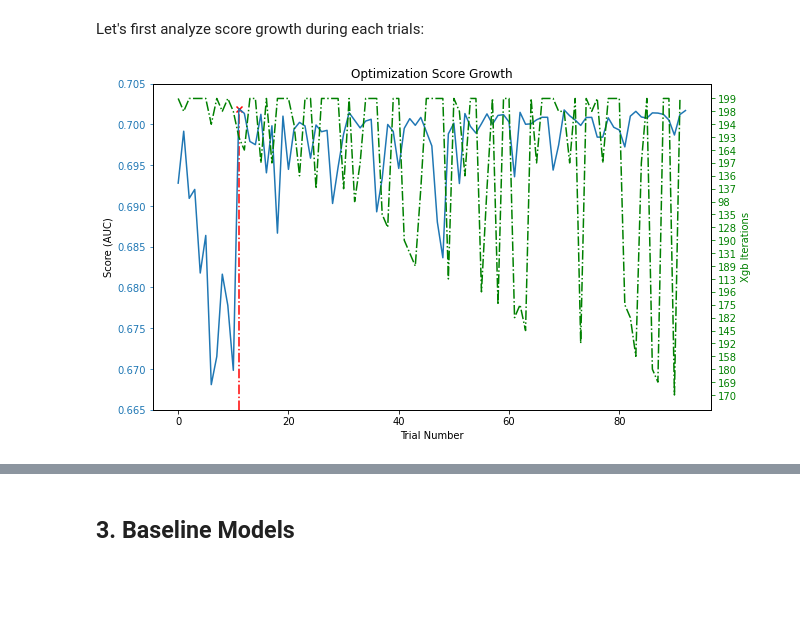
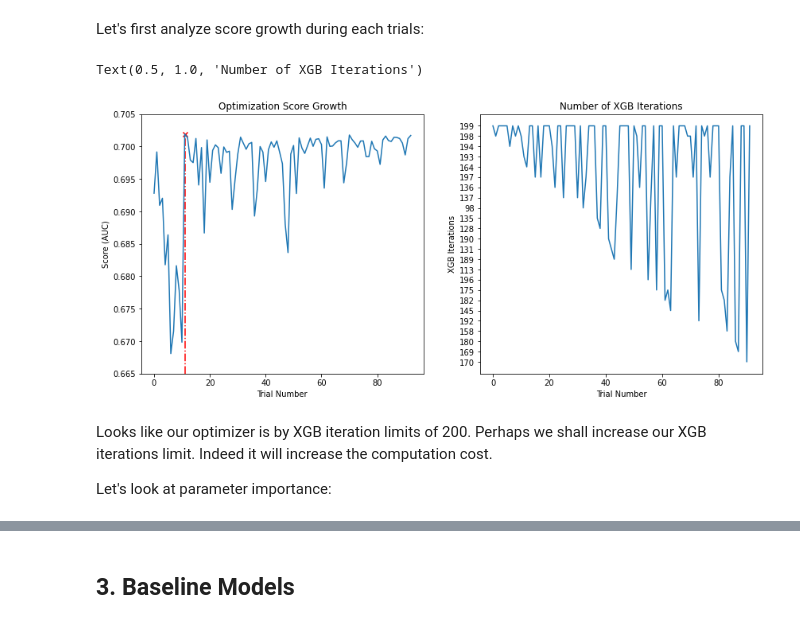
Before and after one commit to nbarizki/creditdefaultml, a Jupyter notebook: 3_Model_development.ipynb, the cells around one changed output, grey strips where cells are left out. Drawn from its saved outputs; the diff is of its cells as text; code cells hidden in the pictures; blank space fills up the shorter version.

```diff
--- a/3_Model_development.ipynb
+++ b/3_Model_development.ipynb
@@ -588,3 +592,16 @@ study.optimize(objective, n_trials=100)
+# %%
+# for model persistence
+import pickle
+import optuna
+
+# serialize
+# with open('models/initial_study.pkl', 'wb') as f:
+#     pickle.dump(study, f)
+# with open('models/initial_sampler.pkl', 'wb') as f:
+#     pickle.dump(study.sampler, f)
+# import serialized study
+sampler = pickle.load(open('models\initial_sampler.pkl', 'rb'))
+study = pickle.load(open('models\initial_study.pkl', 'rb'))
 # %% [markdown]
 What have we done in above codes?
 
@@ -638,23 +661,26 @@ study_results.sort_values(by='value', ascending=False).head(1).T
 # %% [markdown]
 Let's first analyze score growth during each trials:
 # %%
-from optuna.visualization import (plot_optimization_history,
-                                  plot_parallel_coordinate,
-                                  plot_param_importances)
-
 # plot
-fig, ax = plt.subplots(figsize=(10, 6))
+fig, ax = plt.subplots(1, 2, figsize=(14, 6))
 max_point = study_results.loc[study_results.value == study_results.value.max(), ['number', 'value']].values[0]
-sns.lineplot(data=study_results, x='number', y='value', ax=ax)
-# sns.lineplot(data=study_results, x='number', y='xgb_iters', ax=ax2, color='green', ls='-.')
-ax.scatter(x=[max_point[0]], y=[max_point[1]], marker='x', color='red')
-yticks = ax.get_yticks()
-ax.vlines(x=[max_point[0]], ymin=0, ymax=[max_point[1]], colors='red', ls='-.')
-ax.set_ylim(yticks[0], yticks[-1])
-ax.set_xlabel('Trial Number')
-ax.set_ylabel('Score (AUC)')
-ax.set_title('Optimization Score Growth')
-ax.tick_params(axis='y', colors=sns.color_palette()[0])
+sns.lineplot(data=study_results, x='number', y='value', ax=ax[0])
+sns.lineplot(data=study_results, x='number', y='xgb_iters', ax=ax[1])
+ax[0].scatter(x=[max_point[0]], y=[max_point[1]], marker='x', color='red')
+yticks = ax[0].get_yticks()
+ax[0].vlines(x=[max_point[0]], ymin=0, ymax=[max_point[1]], colors='red', ls='-.')
+ax[0].set_ylim(yticks[0], yticks[-1])
+ax[0].set_xlabel('Trial Number')
+ax[0].set_ylabel('Score (AUC)')
+ax[0].set_title('Optimization Score Growth')
+ax[1].set_xlabel('Trial Number')
+ax[1].set_ylabel('XGB Iterations')
+ax[1].set_title('Number of XGB Iterations')
 # %% [output]
+Text(0.5, 1.0, 'Number of XGB Iterations')
-[figure, old version]
+[figure, new version]
+# %% [markdown]
+Looks like our optimizer is by XGB iteration limits of 200. Perhaps we shall increase our XGB iterations limit. Indeed it will increase the computation cost.
+
+Let's look at parameter importance:
 # %%
```
Also changed, not shown: parts of 37 cells of this notebook, 7 other files.
